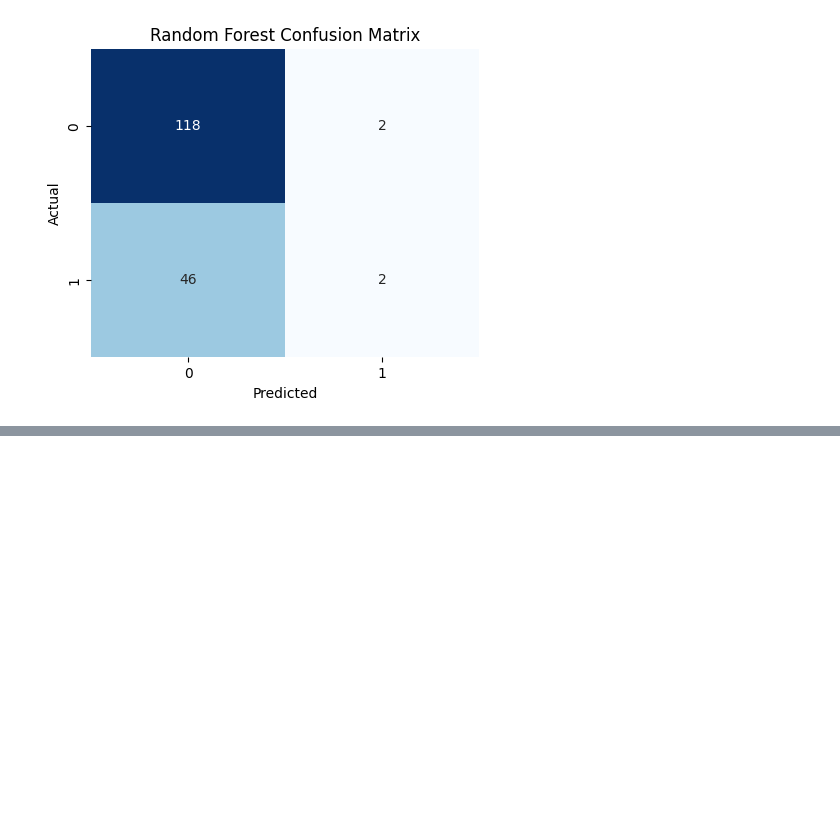
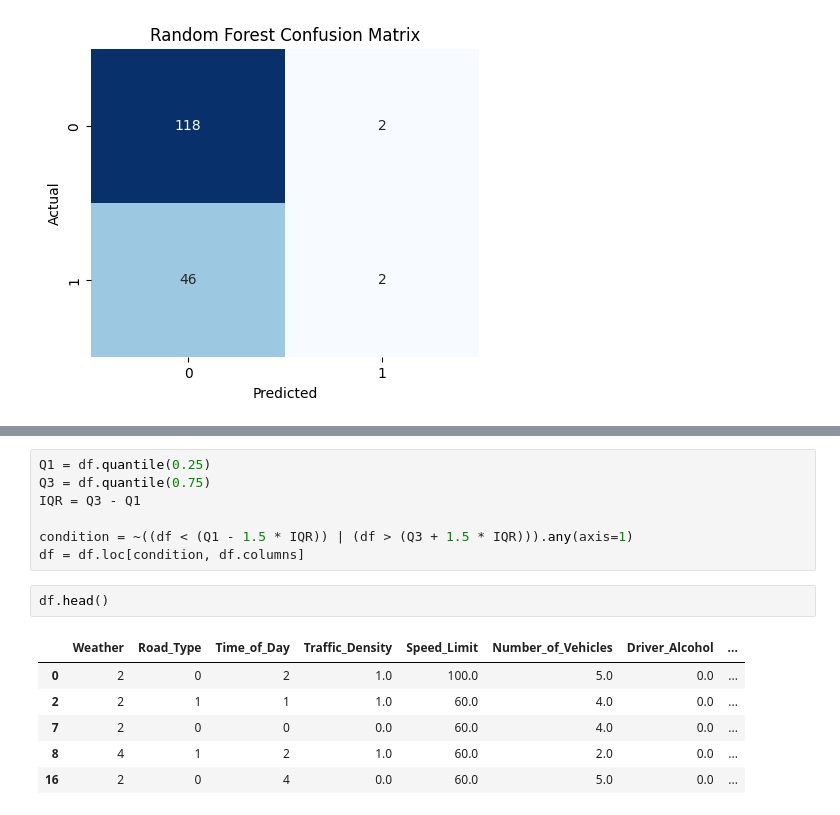
Before and after one commit to Aji2006/Predicting-Road-Accidents-with-Machine-Learning-Classification-Models, a Jupyter notebook: main.ipynb, the cells around one changed output, grey strips where cells are left out. Drawn from its saved outputs; the diff is of its cells as text; blank space fills up the shorter version.

```diff
--- a/main.ipynb
+++ b/main.ipynb
@@ -498,0 +528,16 @@ F1-Score: 0.0769
+# %%
+Q1 = df.quantile(0.25)
+Q3 = df.quantile(0.75)
+IQR = Q3 - Q1
+
+condition = ~((df < (Q1 - 1.5 * IQR)) | (df > (Q3 + 1.5 * IQR))).any(axis=1)
+df = df.loc[condition, df.columns]
+# %%
+df.head()
+# %% [output]
+|  | Weather | Road_Type | Time_of_Day | Traffic_Density | Speed_Limit | Number_of_Vehicles | Driver_Alcohol | ... |
+| 0 | 2 | 0 | 2 | 1.0 | 100.0 | 5.0 | 0.0 | ... |
+| 2 | 2 | 1 | 1 | 1.0 | 60.0 | 4.0 | 0.0 | ... |
+| 7 | 2 | 0 | 0 | 0.0 | 60.0 | 4.0 | 0.0 | ... |
+| 8 | 4 | 1 | 2 | 1.0 | 60.0 | 2.0 | 0.0 | ... |
+| 16 | 2 | 0 | 4 | 0.0 | 60.0 | 5.0 | 0.0 | ... |
```
Also changed, not shown: parts of 27 cells of this notebook.
